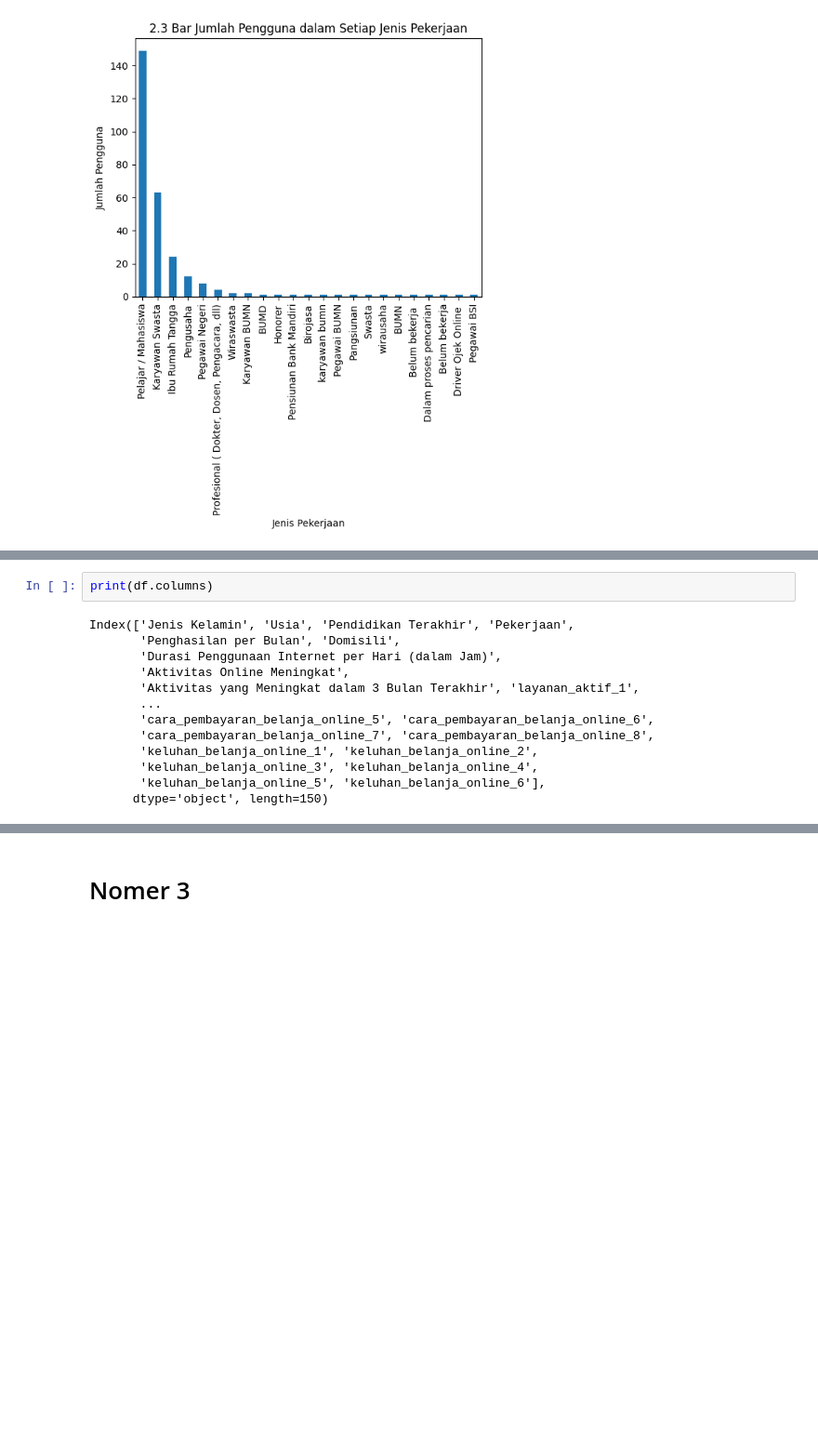
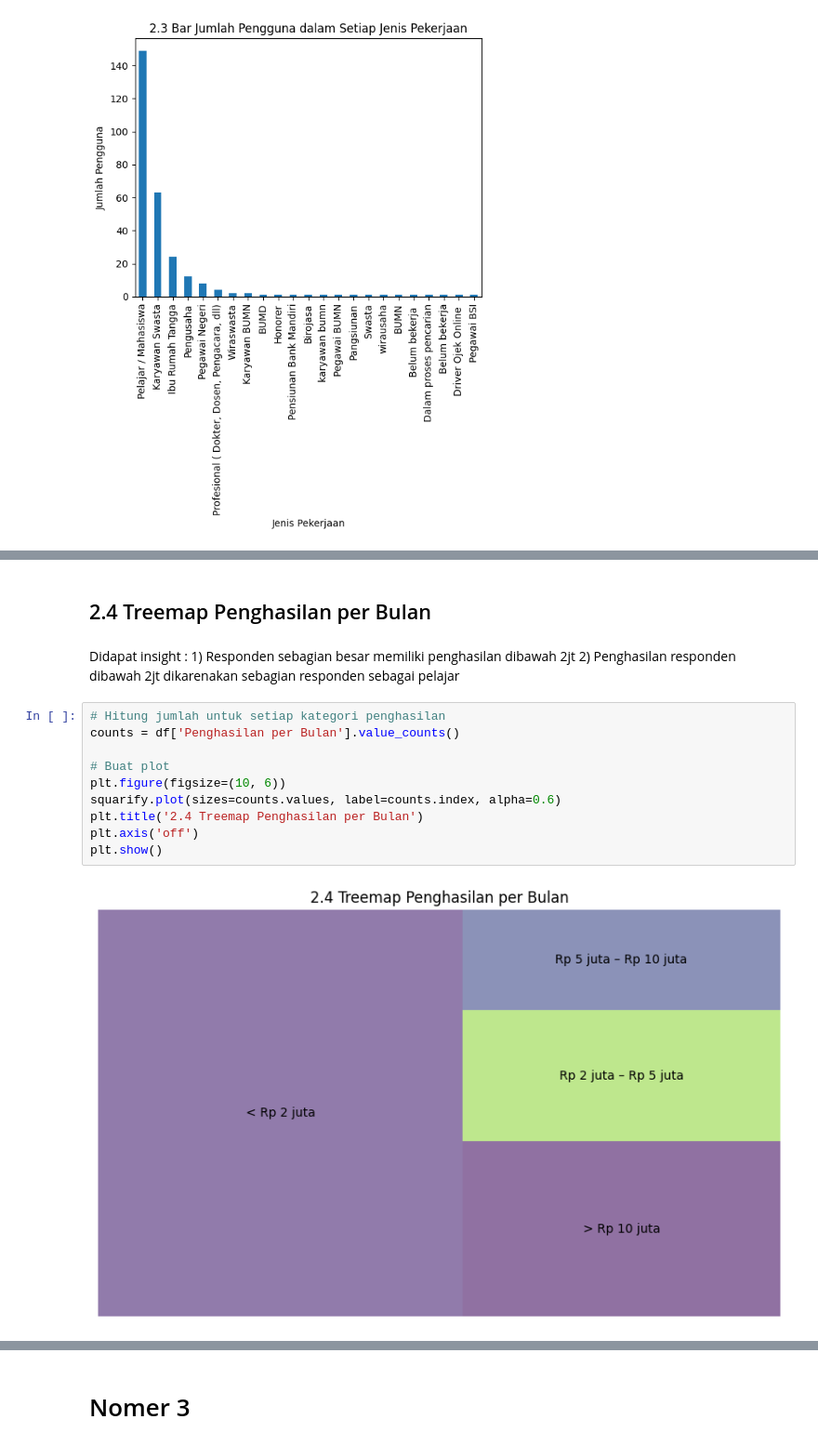
Before and after one commit to farhan-sw/tubes-probstat, a Jupyter notebook: 13222114_Tubes.ipynb, the cells around one changed output, grey strips where cells are left out. Shown at 93% size. Cells and saved outputs as stored; diff of their text form; blank space fills up the shorter version.

```diff
--- a/13222114_Tubes.ipynb
+++ b/13222114_Tubes.ipynb
@@ -189,15 +175,16 @@ plt.show()
-# %%
-print(df.columns)
-# %% [output]
-Index(['Jenis Kelamin', 'Usia', 'Pendidikan Terakhir', 'Pekerjaan',
-       'Penghasilan per Bulan', 'Domisili',
-       'Durasi Penggunaan Internet per Hari (dalam Jam)',
-       'Aktivitas Online Meningkat',
-       'Aktivitas yang Meningkat dalam 3 Bulan Terakhir', 'layanan_aktif_1',
-       ...
-       'cara_pembayaran_belanja_online_5', 'cara_pembayaran_belanja_online_6',
-       'cara_pembayaran_belanja_online_7', 'cara_pembayaran_belanja_online_8',
-       'keluhan_belanja_online_1', 'keluhan_belanja_online_2',
-       'keluhan_belanja_online_3', 'keluhan_belanja_online_4',
-       'keluhan_belanja_online_5', 'keluhan_belanja_online_6'],
-      dtype='object', length=150)
+# %% [markdown]
+## 2.4 Treemap Penghasilan per Bulan
+# %% [markdown]
+Didapat insight : 1) Responden sebagian besar memiliki penghasilan dibawah 2jt 2) Penghasilan responden dibawah 2jt dikarenakan sebagian responden sebagai pelajar
+# %%
+# Hitung jumlah untuk setiap kategori penghasilan
+counts = df['Penghasilan per Bulan'].value_counts()
+
+# Buat plot
+plt.figure(figsize=(10, 6))
+squarify.plot(sizes=counts.values, label=counts.index, alpha=0.6)
+plt.title('2.4 Treemap Penghasilan per Bulan')
+plt.axis('off')
+plt.show()
+# %% [output]
+[figure, added]
```
Also changed, not shown: parts of 23 cells of this notebook, 1 other file.
